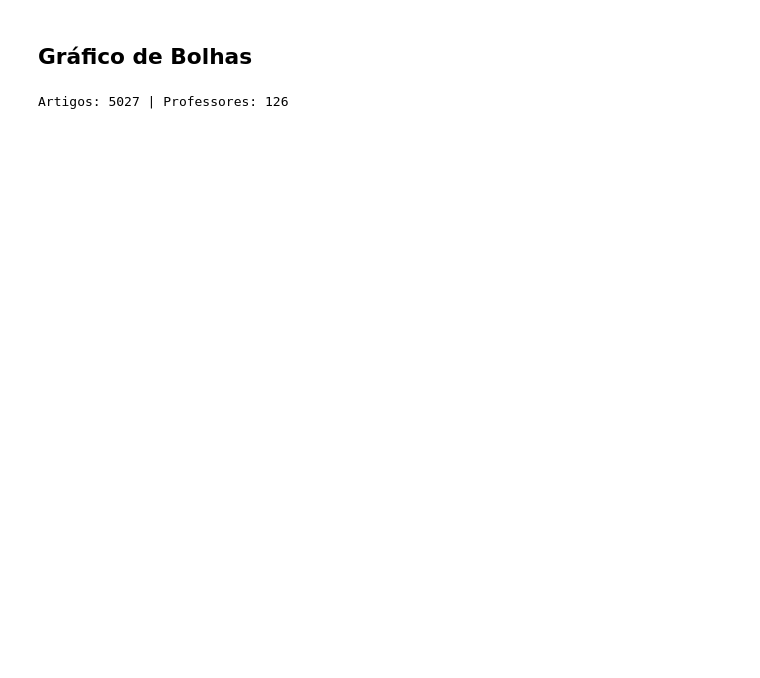
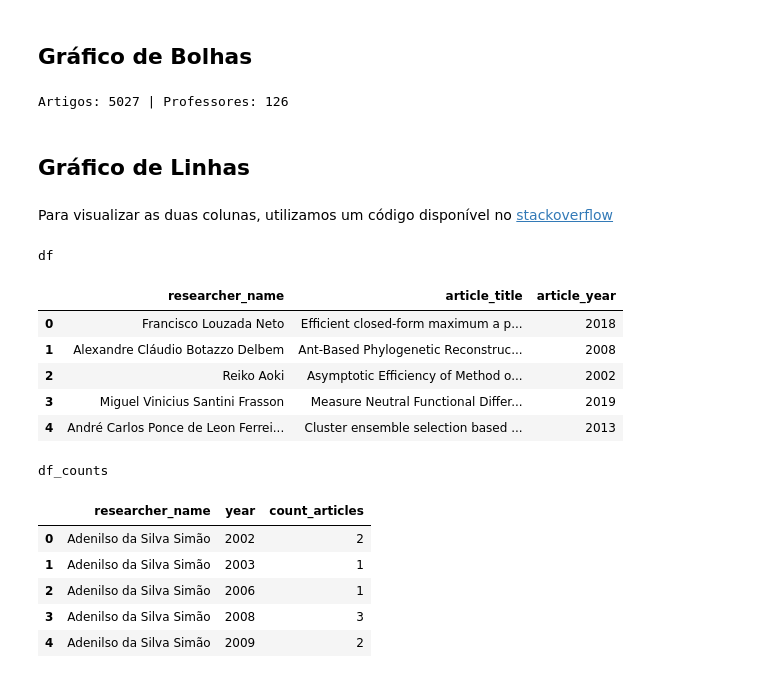
Before and after one commit to de-abreu/visualizacao_computacional, a Jupyter notebook: seminario2/seminario2.ipynb, the cells around one changed output. Cells and saved outputs as stored; diff of their text form; code cells hidden in the pictures; blank space fills up the shorter version.

Commit message:
alterações para a visualizaçao 3

```diff
--- a/seminario2/seminario2.ipynb
+++ b/seminario2/seminario2.ipynb
@@ -103,3 +100,39 @@ bubbles = create_bubble(arts)
 plotting_bubbles(bubbles)
 # %% [output]
 Artigos: 5027 | Professores: 126
+# %% [markdown]
+## Gráfico de Linhas
+# %% [markdown]
+Para visualizar as duas colunas, utilizamos um código disponível no [stackoverflow](https://stackoverflow.com/questions/38783027/jupyter-notebook-display-two-pandas-tables-side-by-side)
+# %%
+from IPython.display import display_html
+from itertools import chain,cycle
+def display_side_by_side(*args,titles=cycle([''])):
+    html_str=''
+    for df,title in zip(args, chain(titles,cycle(['</br>'])) ):
+        html_str+='<th style="text-align:center"><td style="vertical-align:top">'
+        html_str+=f'<h2 style="text-align: center;">{title}</h2>'
+        html_str+=df.to_html().replace('table','table style="display:inline"')
+        html_str+='</td></th>'
+    display_html(html_str,raw=True)
+# %%
+from line_graph.data import get_data
+df,df_counts = get_data()
+
+
+display_side_by_side(df.head(),df_counts.head(), titles=['df','df_counts']) #we left 3rd empty...
+# %% [output]
+df
+|  | researcher_name | article_title | article_year |
+| 0 | Francisco Louzada Neto | Efficient closed-form maximum a p... | 2018 |
+| 1 | Alexandre Cláudio Botazzo Delbem | Ant-Based Phylogenetic Reconstruc... | 2008 |
+| 2 | Reiko Aoki | Asymptotic Efficiency of Method o... | 2002 |
+| 3 | Miguel Vinicius Santini Frasson | Measure Neutral Functional Differ... | 2019 |
+| 4 | André Carlos Ponce de Leon Ferrei... | Cluster ensemble selection based ... | 2013 |
+df_counts
+|  | researcher_name | year | count_articles |
+| 0 | Adenilso da Silva Simão | 2002 | 2 |
+| 1 | Adenilso da Silva Simão | 2003 | 1 |
+| 2 | Adenilso da Silva Simão | 2006 | 1 |
+| 3 | Adenilso da Silva Simão | 2008 | 3 |
+| 4 | Adenilso da Silva Simão | 2009 | 2 |
```
Also changed, not shown: parts of 2 cells of this notebook, 9 other files.
